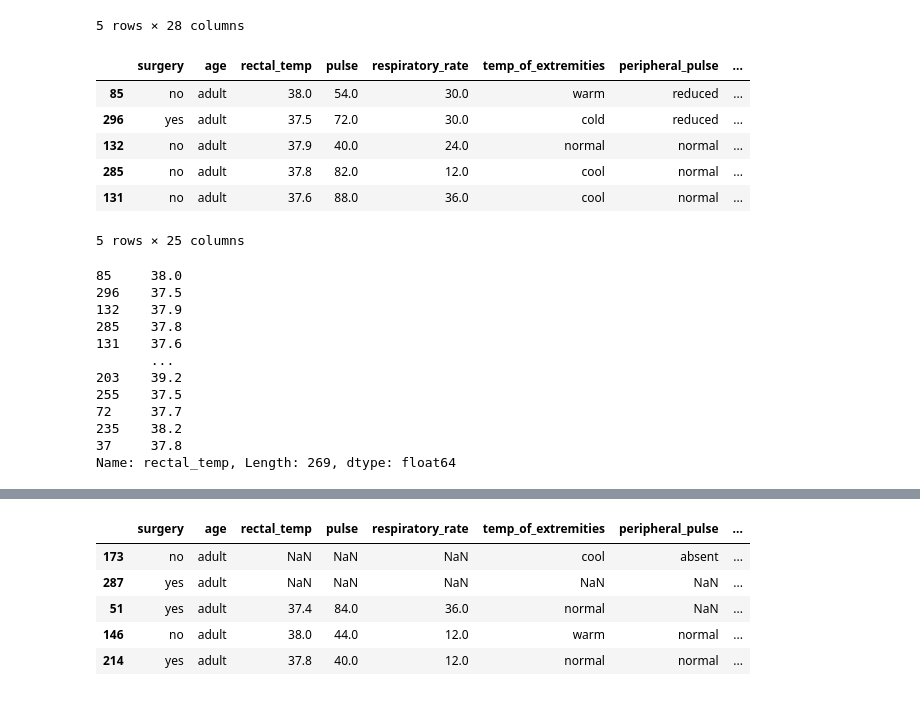
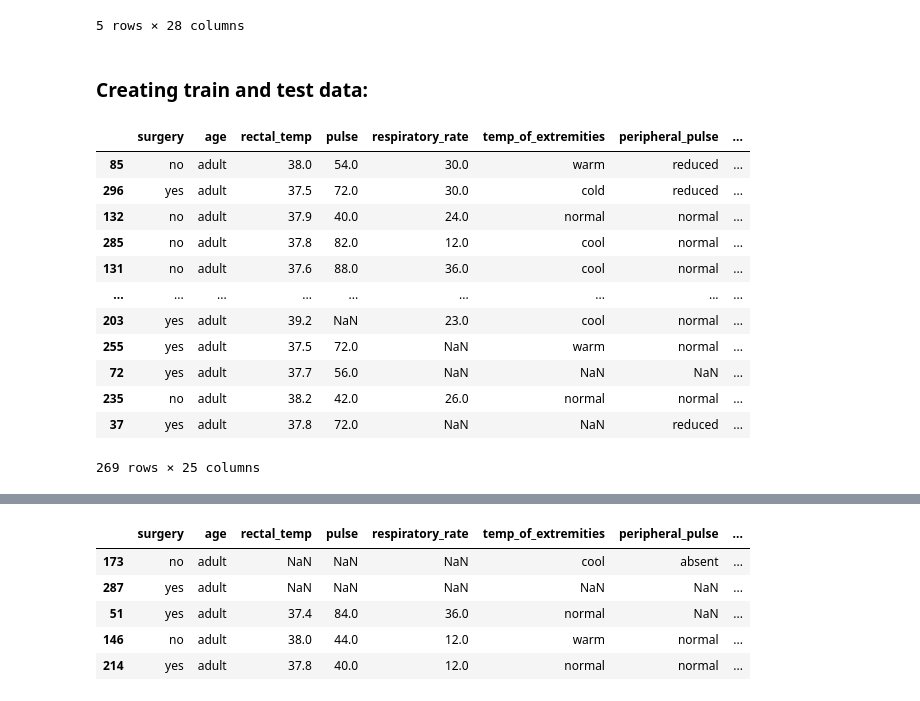
Before and after one commit to MehranZdi/horse_survival, a Jupyter notebook: horse_survival.ipynb, the cells around one changed output, grey strips where cells are left out. Drawn from its saved outputs; the diff is of its cells as text; code cells hidden in the pictures.

```diff
--- a/horse_survival.ipynb
+++ b/horse_survival.ipynb
@@ -14,7 +24,7 @@ from sklearn.compose import make_column_selector
 # %% [markdown]
 ### Dataset understanding
 # %%
-data = pd.read_csv('/content/horse.csv')
+data = pd.read_csv('/home/mehran/Projects/horse_survival/horse.csv')
 # %%
 data.info()
 # %% [output]
@@ -50,31 +60,24 @@ data.head()
 # %%
 labels = data['outcome']
 samples = data.drop(columns=['outcome', 'cp_data', 'hospital_number'])
+# %% [markdown]
+### Creating train and test data:
 # %%
 x_train, x_test, y_train, y_test = train_test_split(samples, labels, test_size=0.1, random_state=1)
 # %%
-x_train.head()
+x_train
 # %% [output]
 |  | surgery | age | rectal_temp | pulse | respiratory_rate | temp_of_extremities | peripheral_pulse | ... |
 | 85 | no | adult | 38.0 | 54.0 | 30.0 | warm | reduced | ... |
 | 296 | yes | adult | 37.5 | 72.0 | 30.0 | cold | reduced | ... |
 | 132 | no | adult | 37.9 | 40.0 | 24.0 | normal | normal | ... |
 | 285 | no | adult | 37.8 | 82.0 | 12.0 | cool | normal | ... |
 | 131 | no | adult | 37.6 | 88.0 | 36.0 | cool | normal | ... |
+| ... | ... | ... | ... | ... | ... | ... | ... | ... |
+| 203 | yes | adult | 39.2 | NaN | 23.0 | cool | normal | ... |
+| 255 | yes | adult | 37.5 | 72.0 | NaN | warm | normal | ... |
+| 72 | yes | adult | 37.7 | 56.0 | NaN | NaN | NaN | ... |
+| 235 | no | adult | 38.2 | 42.0 | 26.0 | normal | normal | ... |
+| 37 | yes | adult | 37.8 | 72.0 | NaN | NaN | reduced | ... |
-5 rows × 25 columns
+269 rows × 25 columns
-# %%
-x_train['rectal_temp']
-# %% [output]
-85     38.0
-296    37.5
-132    37.9
-285    37.8
-131    37.6
-       ...
-203    39.2
-255    37.5
-72     37.7
-235    38.2
-37     37.8
-Name: rectal_temp, Length: 269, dtype: float64
 # %%
```
Also changed, not shown: parts of 8 cells of this notebook.
